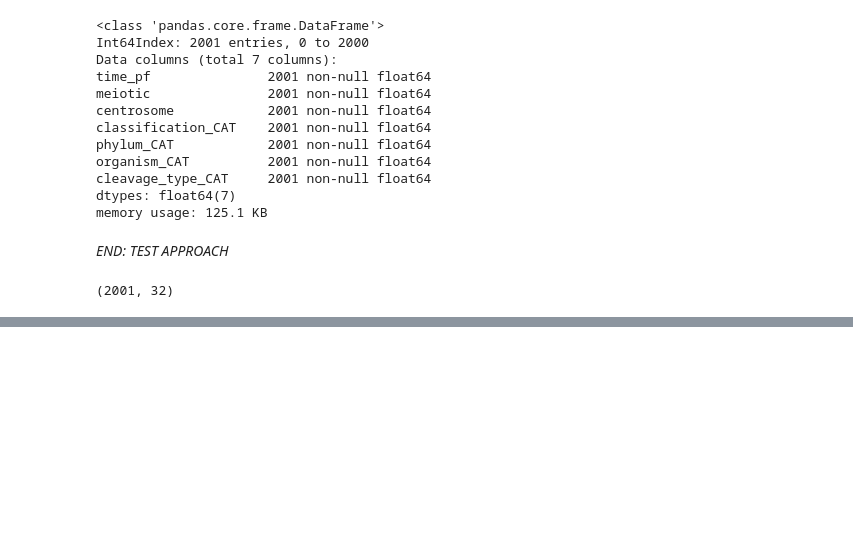
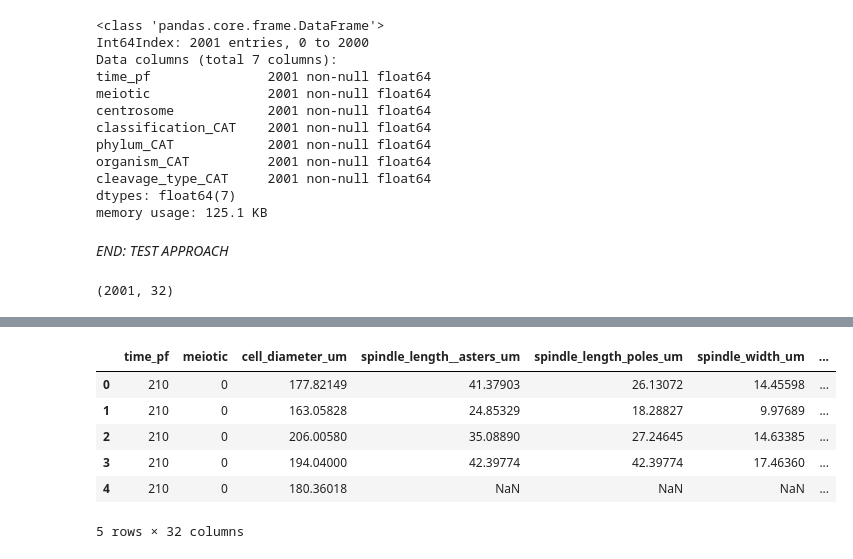
Before and after one commit to emmaggie/SPINDLE_ZOO, a Jupyter notebook: SEPTEMBER_2014/A_Marina_spindle_zoo_part5.ipynb, the cells around one changed output, grey strips where cells are left out. Saved outputs shown, nothing was run; the diff lists cells and outputs as text; code cells hidden in the pictures; blank space fills up the shorter version.

```diff
--- a/SEPTEMBER_2014/A_Marina_spindle_zoo_part5.ipynb
+++ b/SEPTEMBER_2014/A_Marina_spindle_zoo_part5.ipynb
@@ -166,3 +205,13 @@ plt.imshow(dfo.get_values())
+# %%
+dfo.head()
+# %% [output]
+|  | time_pf | meiotic | cell_diameter_um | spindle_length__asters_um | spindle_length_poles_um | spindle_width_um | ... |
+| 0 | 210 | 0 | 177.82149 | 41.37903 | 26.13072 | 14.45598 | ... |
+| 1 | 210 | 0 | 163.05828 | 24.85329 | 18.28827 | 9.97689 | ... |
+| 2 | 210 | 0 | 206.00580 | 35.08890 | 27.24645 | 14.63385 | ... |
+| 3 | 210 | 0 | 194.04000 | 42.39774 | 42.39774 | 17.46360 | ... |
+| 4 | 210 | 0 | 180.36018 | NaN | NaN | NaN | ... |
+5 rows × 32 columns
 # %%
 #to create the R matrix
 dfo_map=dfo.copy()
```
Also changed, not shown: parts of 16 cells of this notebook, 1 other file.
